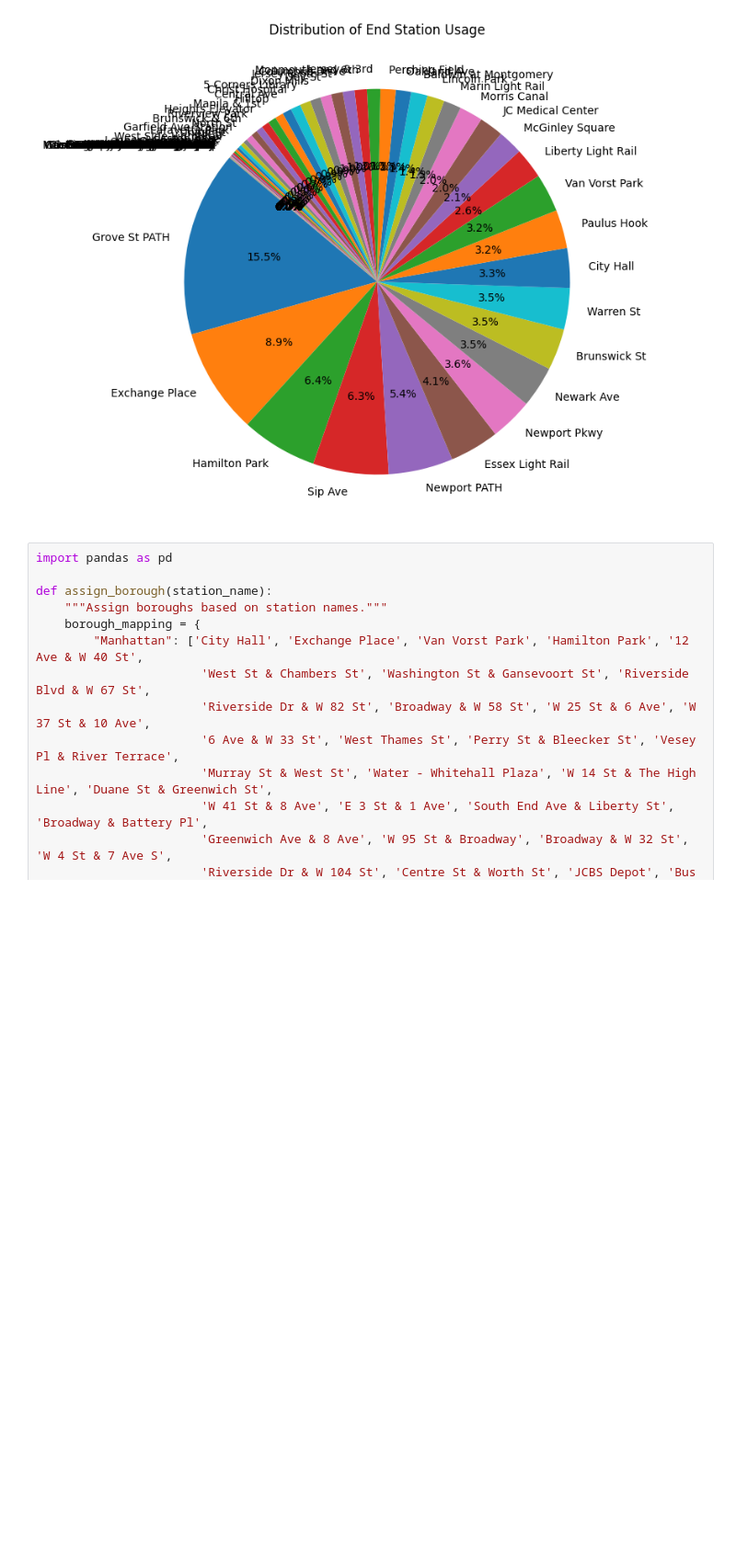
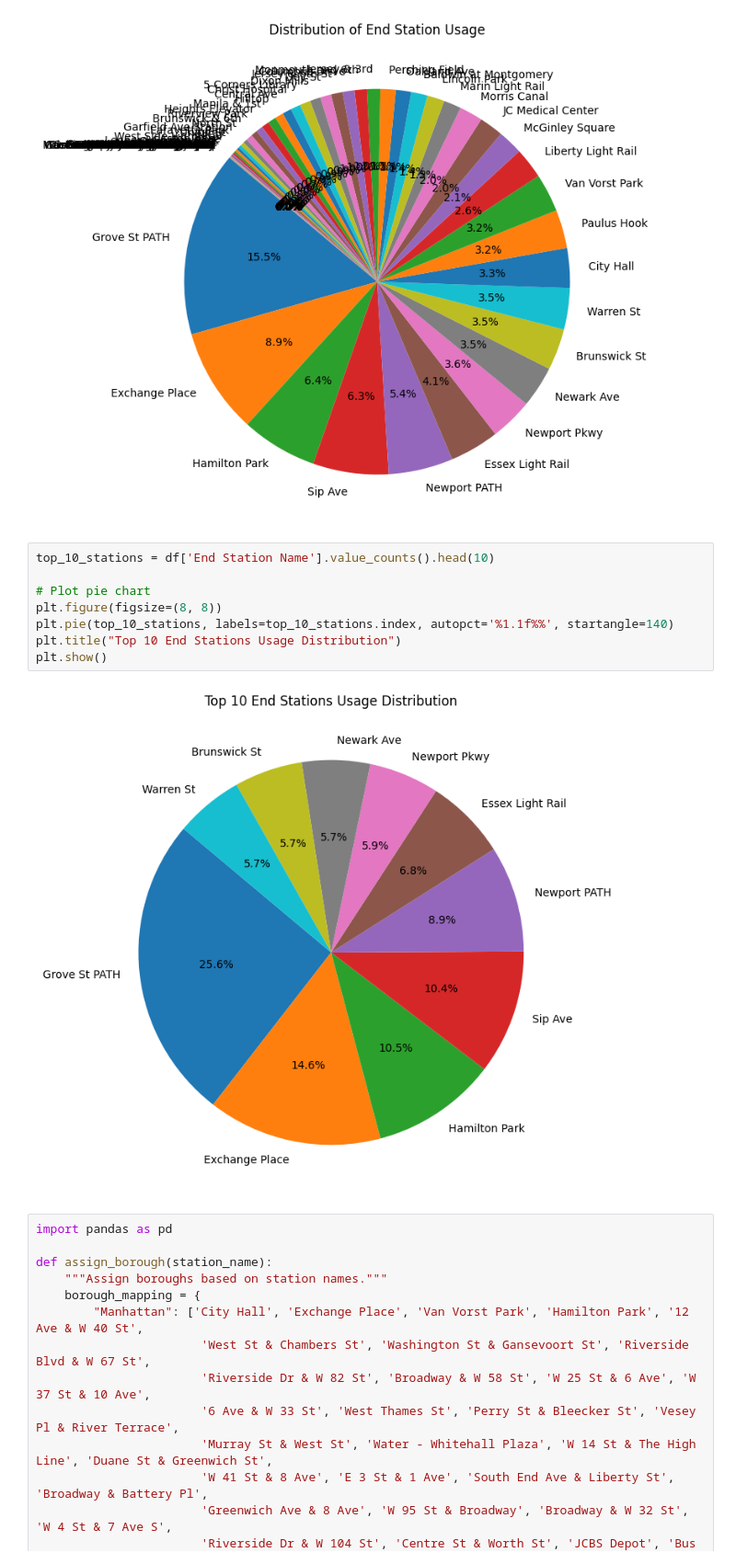
Before and after one commit to malithsathmina/data-set-analyze, a Jupyter notebook: test.ipynb, the cells around one changed output. Shown at 92% size. Cells and saved outputs as stored; diff of their text form; blank space fills up the shorter version.

```diff
--- a/test.ipynb
+++ b/test.ipynb
@@ -26,6 +26,16 @@ plt.title("Distribution of End Station Usage")
 plt.show()
 # %% [output]
 [figure]
+# %%
+top_10_stations = df['End Station Name'].value_counts().head(10)
+
+# Plot pie chart
+plt.figure(figsize=(8, 8))
+plt.pie(top_10_stations, labels=top_10_stations.index, autopct='%1.1f%%', startangle=140)
+plt.title("Top 10 End Stations Usage Distribution")
+plt.show()
+# %% [output]
+[figure, added]
 # %%
 import pandas as pd
 
```
Also changed, not shown: parts of 6 cells of this notebook, 1 other file.
